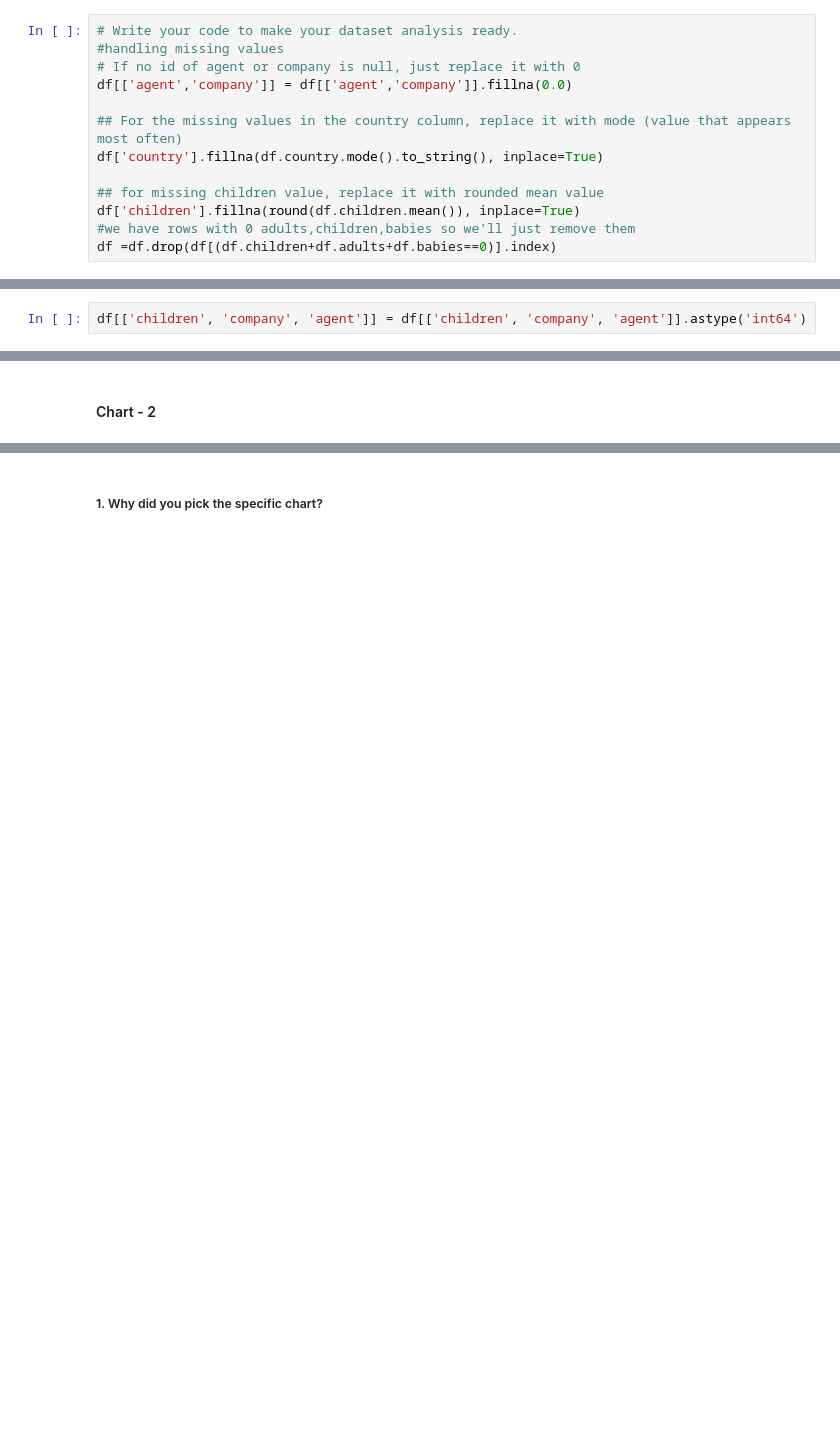
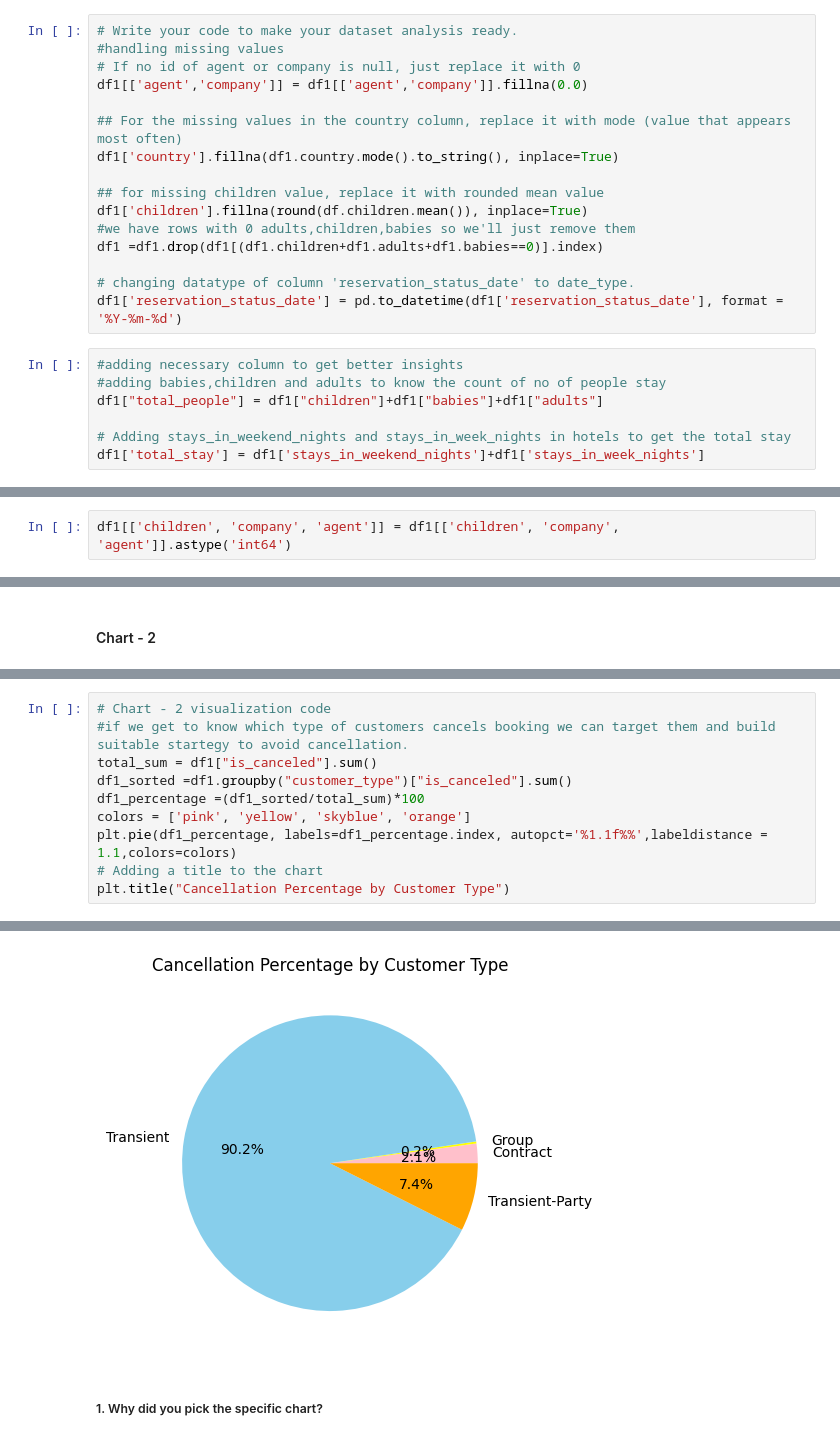
Before and after one commit to aayusharma01/Capstone_Proj, a Jupyter notebook: Hotel_Booking_Analysis.ipynb, the cells around one changed output, grey strips where cells are left out. Saved outputs shown, nothing was run; the diff lists cells and outputs as text; blank space fills up the shorter version.

```diff
--- a/Hotel_Booking_Analysis.ipynb
+++ b/Hotel_Booking_Analysis.ipynb
@@ -244,14 +253,24 @@ Unique values for lead_time:
 # Write your code to make your dataset analysis ready.
 #handling missing values
 # If no id of agent or company is null, just replace it with 0
-df[['agent','company']] = df[['agent','company']].fillna(0.0)
+df1[['agent','company']] = df1[['agent','company']].fillna(0.0)
 
 ## For the missing values in the country column, replace it with mode (value that appears most often)
-df['country'].fillna(df.country.mode().to_string(), inplace=True)
+df1['country'].fillna(df1.country.mode().to_string(), inplace=True)
 
 ## for missing children value, replace it with rounded mean value
-df['children'].fillna(round(df.children.mean()), inplace=True)
+df1['children'].fillna(round(df.children.mean()), inplace=True)
 #we have rows with 0 adults,children,babies so we'll just remove them
-df =df.drop(df[(df.children+df.adults+df.babies==0)].index)
+df1 =df1.drop(df1[(df1.children+df1.adults+df1.babies==0)].index)
+
+# changing datatype of column 'reservation_status_date' to date_type.
+df1['reservation_status_date'] = pd.to_datetime(df1['reservation_status_date'], format = '%Y-%m-%d')
+# %%
+#adding necessary column to get better insights
+#adding babies,children and adults to know the count of no of people stay
+df1["total_people"] = df1["children"]+df1["babies"]+df1["adults"]
+
+# Adding stays_in_weekend_nights and stays_in_week_nights in hotels to get the total stay
+df1['total_stay'] = df1['stays_in_weekend_nights']+df1['stays_in_week_nights']
 # %%
 #Converting data Type
@@ -276,6 +295,6 @@ reservation_status_date            object
 dtype: object
 # %%
-df[['children', 'company', 'agent']] = df[['children', 'company', 'agent']].astype('int64')
+df1[['children', 'company', 'agent']] = df1[['children', 'company', 'agent']].astype('int64')
 # %% [markdown]
 ### What all manipulations have you done and insights you found?
 # %% [markdown]
@@ -340,0 +360,11 @@ Definitely it will create a positive business impact as hotel owners now become
+# %%
+# Chart - 2 visualization code
+#if we get to know which type of customers cancels booking we can target them and build suitable startegy to avoid cancellation.
+total_sum = df1["is_canceled"].sum()
+df1_sorted =df1.groupby("customer_type")["is_canceled"].sum()
+df1_percentage =(df1_sorted/total_sum)*100
+colors = ['pink', 'yellow', 'skyblue', 'orange']
+plt.pie(df1_percentage, labels=df1_percentage.index, autopct='%1.1f%%',labeldistance = 1.1,colors=colors)
+# Adding a title to the chart
+plt.title("Cancellation Percentage by Customer Type")
+# %% [output]
@@ -341,3 +372,4 @@ Definitely it will create a positive business impact as hotel owners now become
+[figure, added]
 # %% [markdown]
 ##### 1. Why did you pick the specific chart?
 # %% [markdown]
```
Also changed, not shown: parts of 17 cells of this notebook.
